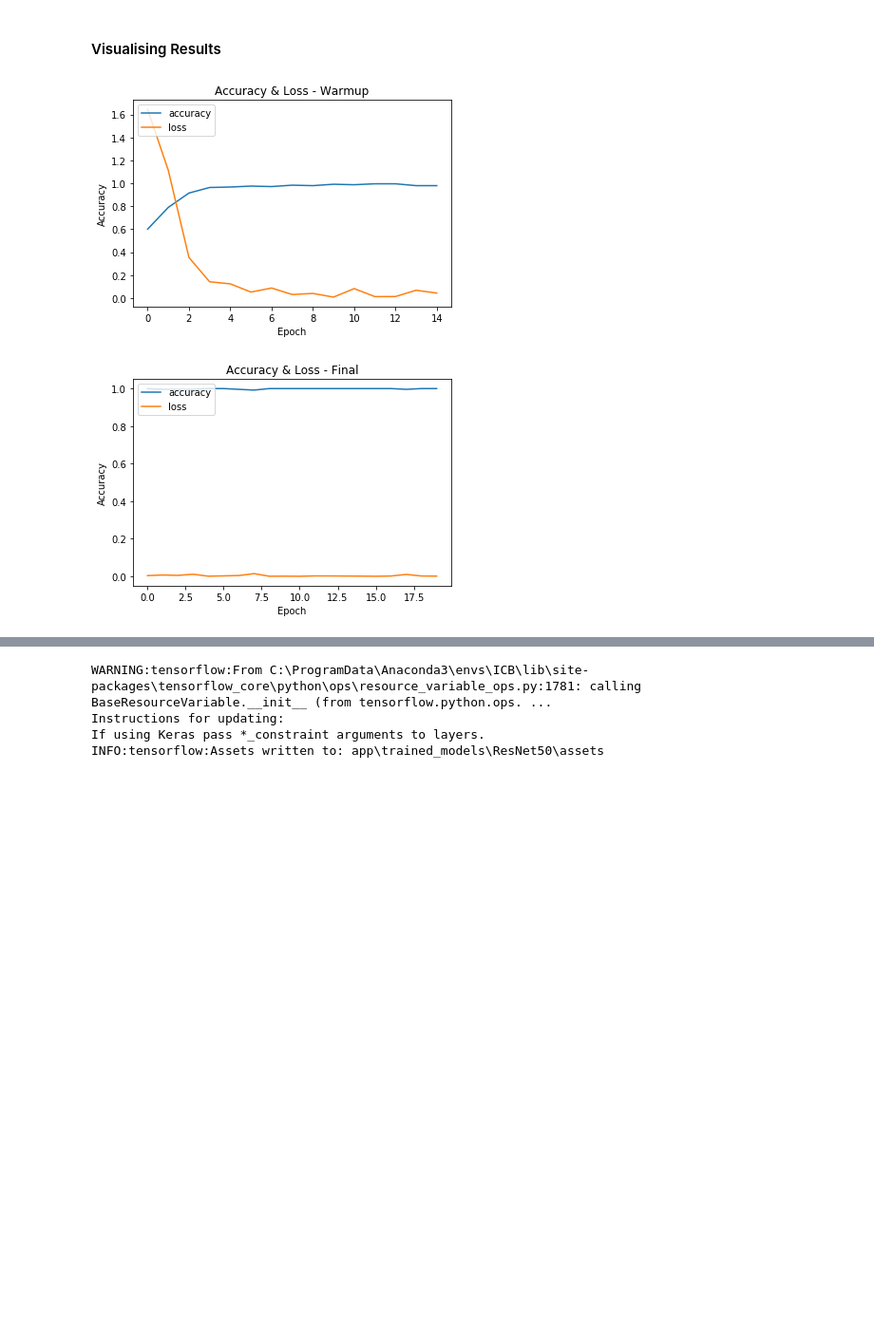
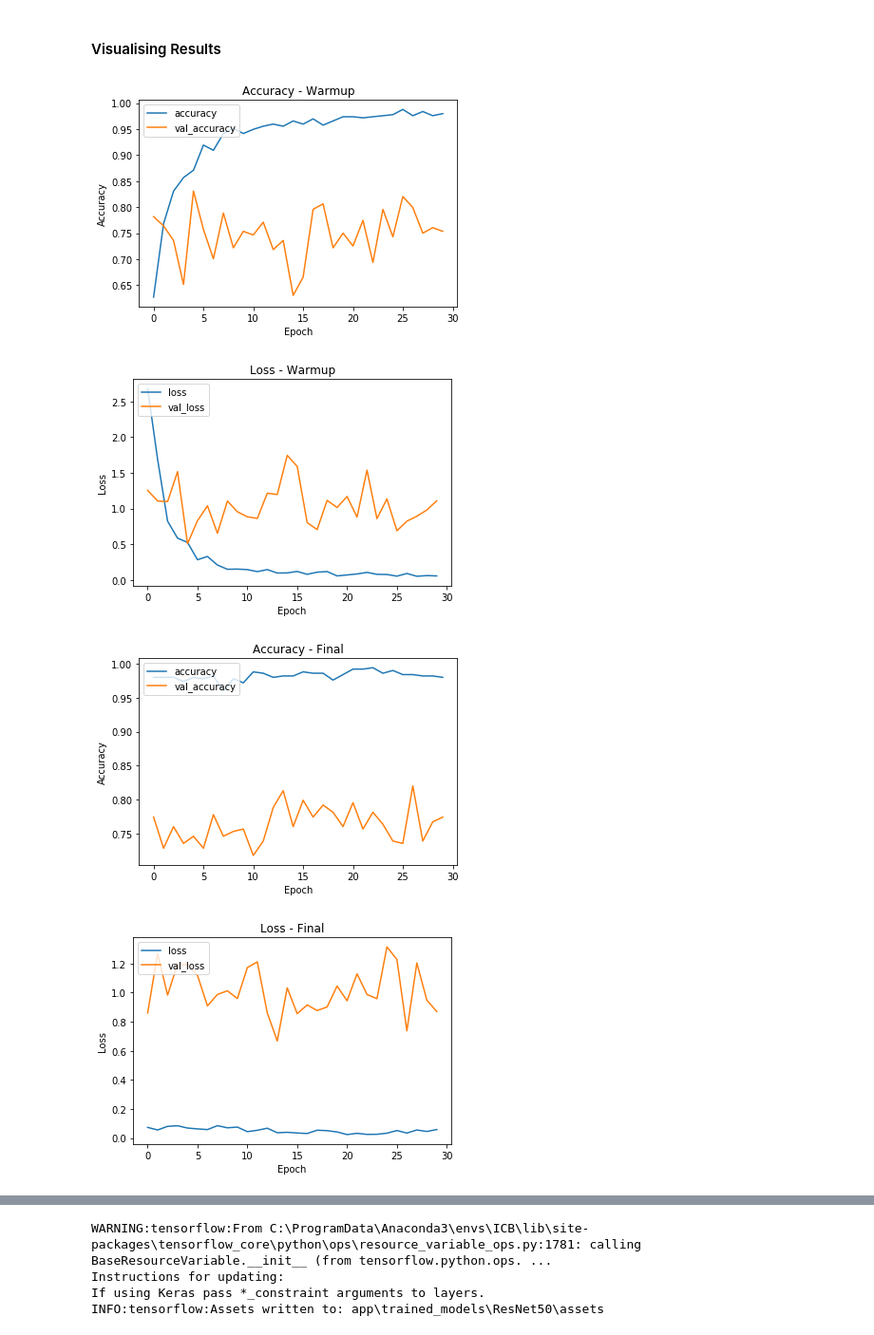
Before and after one commit to GitPaulo/Image-Classification-of-Biofuels, a Jupyter notebook: ResNet50.ipynb, the cells around one changed output, grey strips where cells are left out. Shown at 95% size. Cells and saved outputs as stored; diff of their text form; code cells hidden in the pictures; blank space fills up the shorter version.

```diff
--- a/ResNet50.ipynb
+++ b/ResNet50.ipynb
@@ -103,11 +111,16 @@ model.compile(
     metrics=['accuracy']
 )
 
-history_1 = model.fit_generator(
+warmup_history = model.fit_generator(
     train_set,
-    epochs=15,
+    epochs=30,
     workers=8,
     steps_per_epoch=train_set.samples/train_set.batch_size,
+    validation_data=validation_set,
+    validation_steps=validation_set.samples/validation_set.batch_size,
+    verbose=1,
     shuffle=True,
 )
+
+warmup_history.plot_title = "Warmup"
 # %% [output]
@@ -148,11 +185,16 @@ model.compile(
     metrics=['accuracy']
 )
 
-history_2 = model.fit_generator(
+final_history = model.fit_generator(
     train_set,
-    epochs=20,
+    epochs=30,
     workers=8,
     steps_per_epoch=train_set.samples/train_set.batch_size,
+    validation_data=validation_set,
+    validation_steps=validation_set.samples/validation_set.batch_size,
+    verbose=1,
     shuffle=True,
 )
+
+final_history.plot_title = "Final"
 # %% [output]
@@ -176,20 +245,28 @@ Epoch 20/20
 # %% [markdown]
 #### Visualising Results
 # %%
-history_1.plot_title = "Warmup"
-history_2.plot_title = "Final"
-
-global_history = [history_1, history_2]
+global_history = [warmup_history, final_history]
 
 for history in global_history:
     # summarize history for accuracy
     plt.plot(history.history['accuracy'], label='accuracy')
-    plt.plot(history.history['loss'], label='loss')
-    plt.title("Accuracy & Loss - " + history.plot_title)
+    plt.plot(history.history['val_accuracy'], label='val_accuracy')
+    plt.title("Accuracy - " + history.plot_title)
     plt.ylabel('Accuracy')
     plt.xlabel('Epoch')
     plt.legend(loc='upper left')
     plt.show()
+
+    # summarize history for loss
+    plt.plot(history.history['loss'], label='loss')
+    plt.plot(history.history['val_loss'], label='val_loss')
+    plt.title("Loss - " + history.plot_title)
+    plt.ylabel('Loss')
+    plt.xlabel('Epoch')
+    plt.legend(loc='upper left')
+    plt.show()
 # %% [output]
-[figure, old version]
+[figure, new version]
-[figure, old version]
+[figure, new version]
+[figure, added]
+[figure, added]
```
Also changed, not shown: parts of 10 cells of this notebook, 9 other files.
